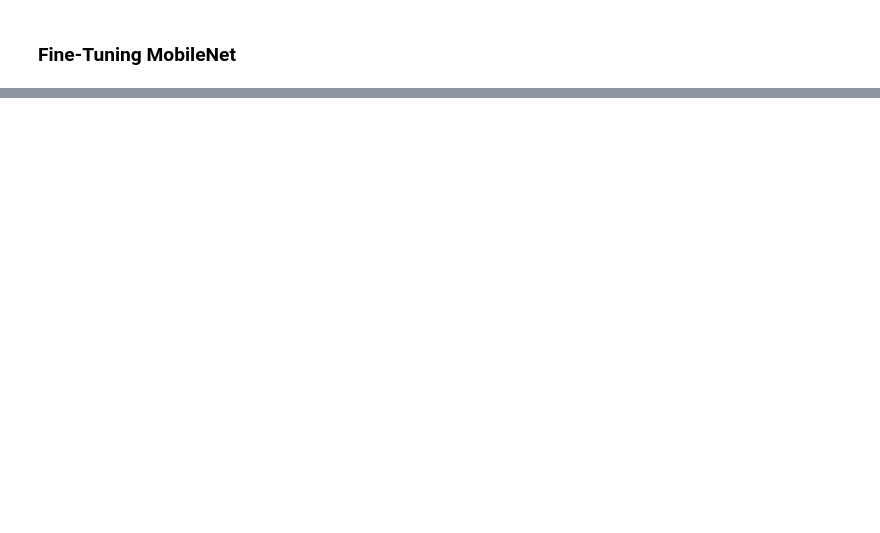
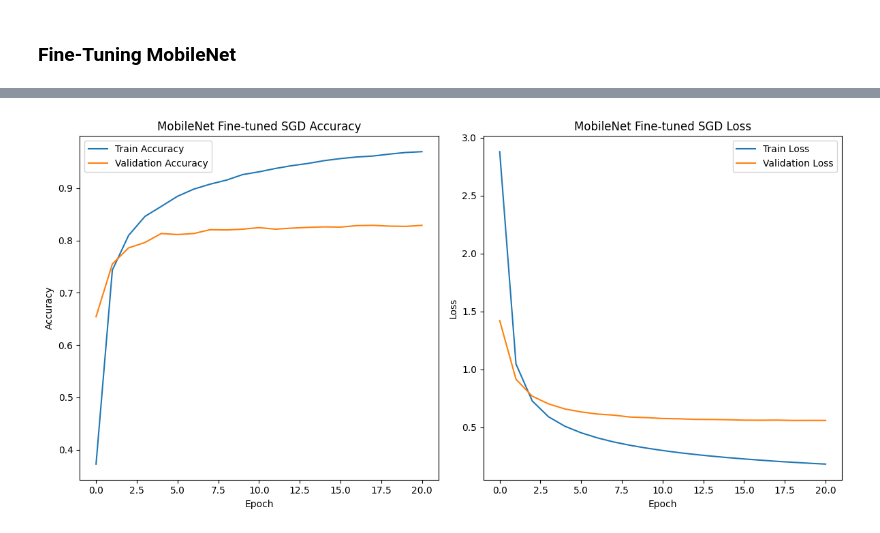
Before and after one commit to 1DoraGON/dogs_breed_identifier, a Jupyter notebook: Dog_Breed_Identifier.ipynb, the cells around one changed output, grey strips where cells are left out. Saved outputs shown, nothing was run; the diff lists cells and outputs as text; code cells hidden in the pictures; blank space fills up the shorter version.

```diff
--- a/Dog_Breed_Identifier.ipynb
+++ b/Dog_Breed_Identifier.ipynb
@@ -630,4 +629,4 @@ Epoch 6/100
 # %%
-model_finetuned_sgd = train_model(create_finetuned_model,opt=tf.keras.optimizers.SGD())
+model_finetuned_sgd, history_finetuned_sgd = train_model(create_finetuned_model,opt=tf.keras.optimizers.SGD())
 # %% [output]
 Building model with: https://tfhub.dev/google/imagenet/mobilenet_v2_130_224/classification/4
@@ -780,0 +823,4 @@ F1-score: 0.7929848980203895
+# %%
+accuracy_validation_plot(history_finetuned_sgd, 'MobileNet Fine-tuned SGD')
+# %% [output]
+[figure, added]
```
Also changed, not shown: parts of 26 cells of this notebook.
